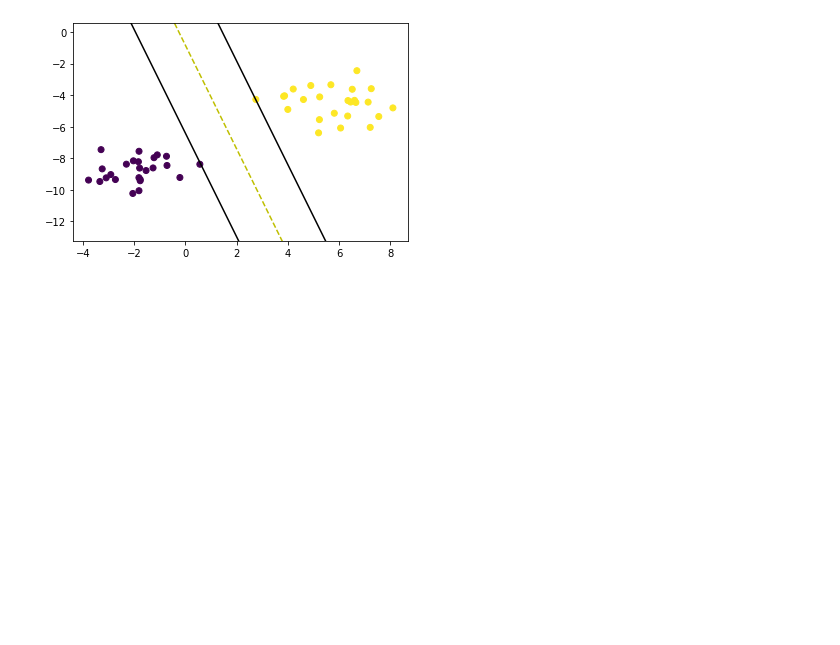
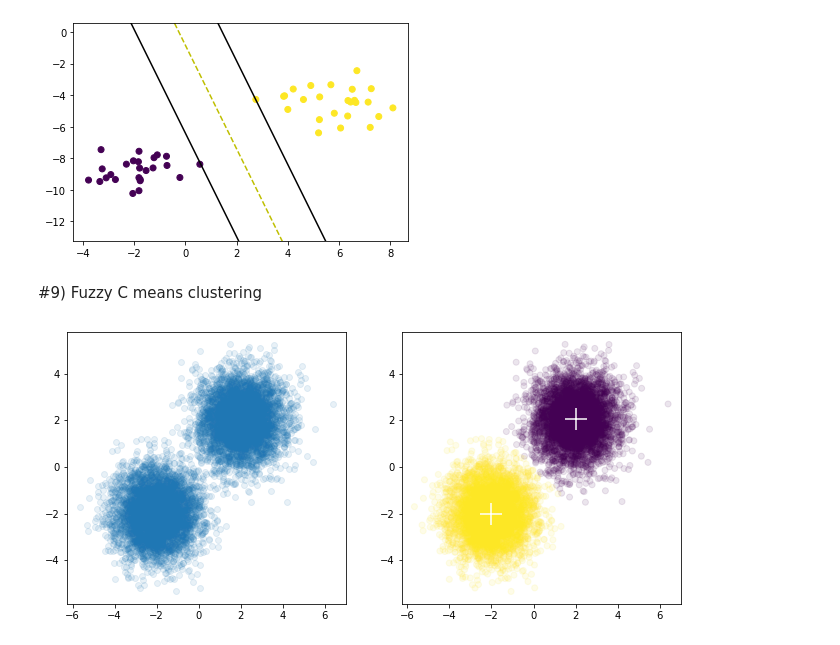
Before and after one commit to Nirbhayparmar/mlpractice, a Jupyter notebook: ML_lab_practice.ipynb, the cells around one changed output. Saved outputs shown, nothing was run; the diff lists cells and outputs as text; code cells hidden in the pictures; blank space fills up the shorter version.

Commit message:
added fcmean, DBSCAN

```diff
--- a/ML_lab_practice.ipynb
+++ b/ML_lab_practice.ipynb
@@ -484,3 +484,5 @@ if __name__ == "__main__":
 # %% [output]
 [0.58977016 0.17946483] -0.1520000000000001
 [figure]
+# %% [markdown]
+#9) Fuzzy C means clustering
@@ -486,0 +491,31 @@ if __name__ == "__main__":
+# %%
+import numpy as np
+import matplotlib.pyplot as plt
+
+from fcmeans import FCM
+
+n_samples = 5000
+
+X = np.concatenate((
+    np.random.normal((-2, -2), size=(n_samples, 2)),
+    np.random.normal((2, 2), size=(n_samples, 2))
+))
+
+my_model = FCM(n_clusters=2)
+my_model.fit(X)
+
+centers = my_model.centers
+labels = my_model.predict(X)
+
+# outputs
+fcm_centers = my_model.centers
+fcm_labels = my_model.predict(X)
+
+# plot result
+f, axes = plt.subplots(1, 2, figsize=(11,5))
+axes[0].scatter(X[:,0], X[:,1], alpha=.1)
+axes[1].scatter(X[:,0], X[:,1], c=fcm_labels, alpha=.1)
+axes[1].scatter(fcm_centers[:,0], fcm_centers[:,1], marker="+", s=500, c='w')
+plt.show()
+# %% [output]
+[figure, added]
```
Also changed, not shown: parts of 3 cells of this notebook.
